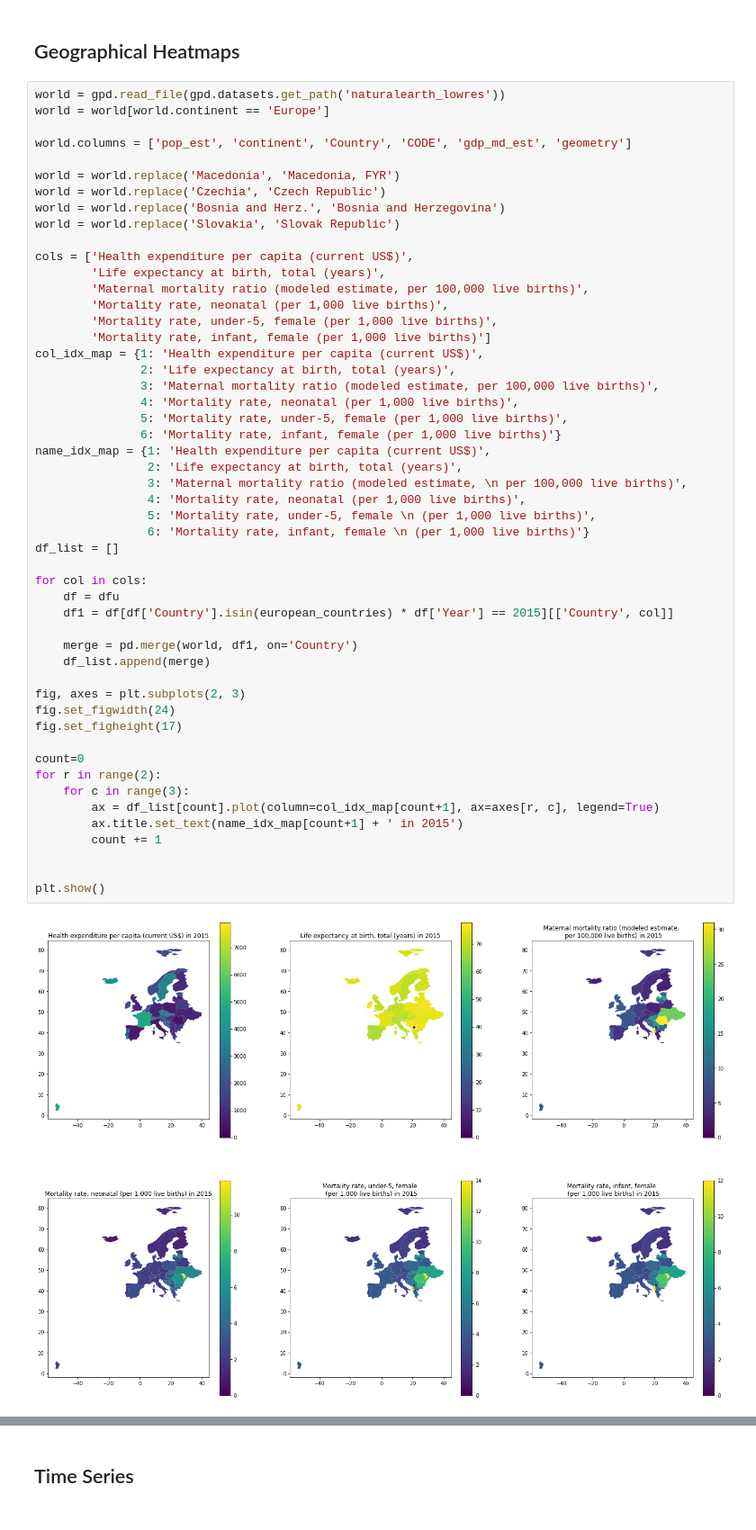
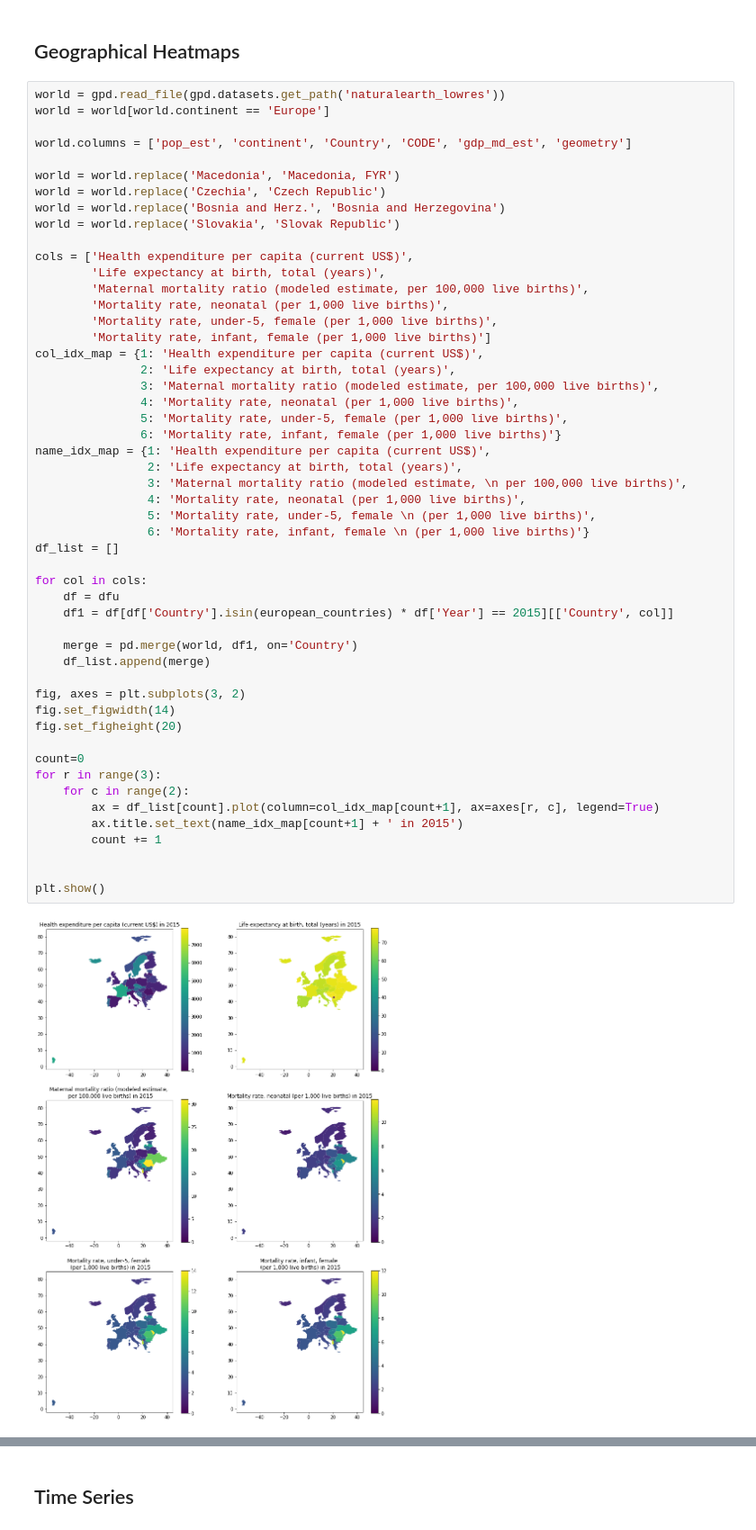
Before and after one commit to mateibejan1/cafelutsa-infovis-project-2021, a Jupyter notebook: Plots_Matei.ipynb, the cells around one changed output, grey strips where cells are left out. Shown at 90% size. Saved outputs shown, nothing was run; the diff lists cells and outputs as text.

Commit message:
Added and updated plots.

```diff
--- a/Plots_Matei.ipynb
+++ b/Plots_Matei.ipynb
@@ -54,39 +54,39 @@ cols = ['Health expenditure per capita (current US$)',
 col_idx_map = {1: 'Health expenditure per capita (current US$)',
                2: 'Life expectancy at birth, total (years)',
                3: 'Maternal mortality ratio (modeled estimate, per 100,000 live births)',
                4: 'Mortality rate, neonatal (per 1,000 live births)',
                5: 'Mortality rate, under-5, female (per 1,000 live births)',
                6: 'Mortality rate, infant, female (per 1,000 live births)'}
 name_idx_map = {1: 'Health expenditure per capita (current US$)',
                 2: 'Life expectancy at birth, total (years)',
                 3: 'Maternal mortality ratio (modeled estimate, \n per 100,000 live births)',
                 4: 'Mortality rate, neonatal (per 1,000 live births)',
                 5: 'Mortality rate, under-5, female \n (per 1,000 live births)',
                 6: 'Mortality rate, infant, female \n (per 1,000 live births)'}
 df_list = []
 
 for col in cols:
     df = dfu
     df1 = df[df['Country'].isin(european_countries) * df['Year'] == 2015][['Country', col]]
 
     merge = pd.merge(world, df1, on='Country')
     df_list.append(merge)
 
-fig, axes = plt.subplots(2, 3)
-fig.set_figwidth(24)
-fig.set_figheight(17)
+fig, axes = plt.subplots(3, 2)
+fig.set_figwidth(14)
+fig.set_figheight(20)
 
 count=0
-for r in range(2):
-    for c in range(3):
+for r in range(3):
+    for c in range(2):
         ax = df_list[count].plot(column=col_idx_map[count+1], ax=axes[r, c], legend=True)
         ax.title.set_text(name_idx_map[count+1] + ' in 2015')
         count += 1
 
 
 plt.show()
 # %% [output]
-[figure, old version]
+[figure, new version]
 # %%
 world = gpd.read_file(gpd.datasets.get_path('naturalearth_lowres'))
 world = world[world.continent == 'Europe']
```
Also changed, not shown: parts of 5 cells of this notebook.
